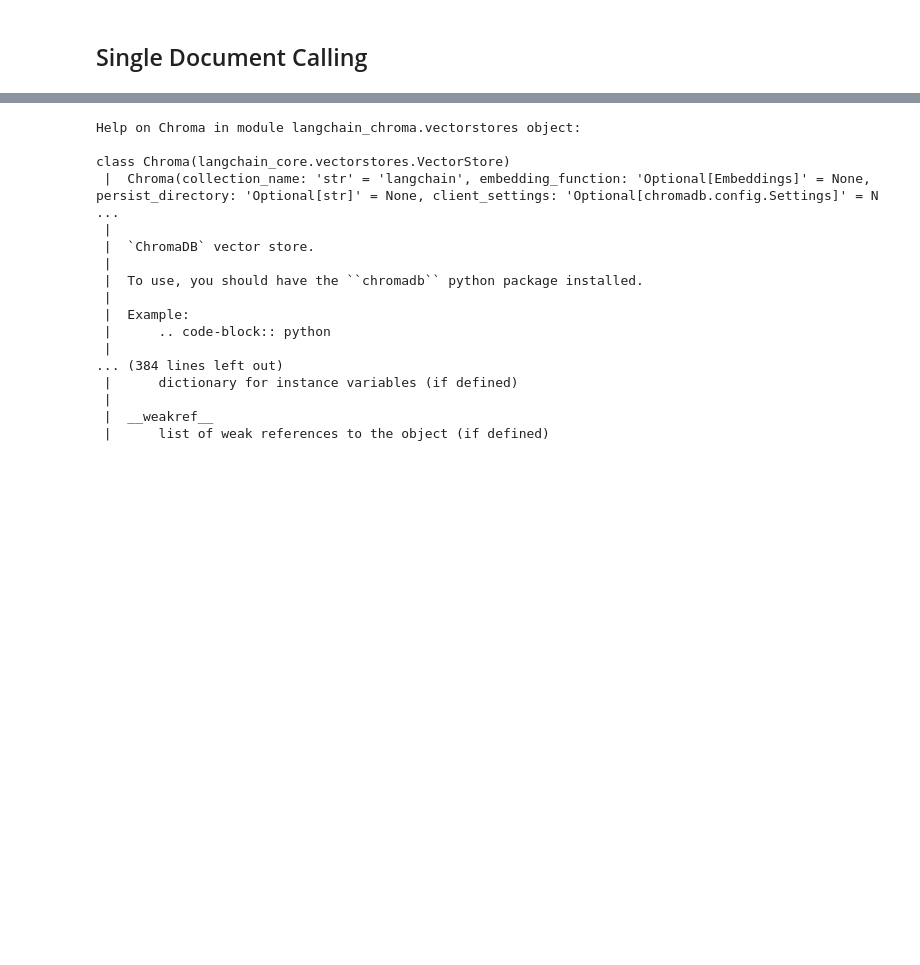
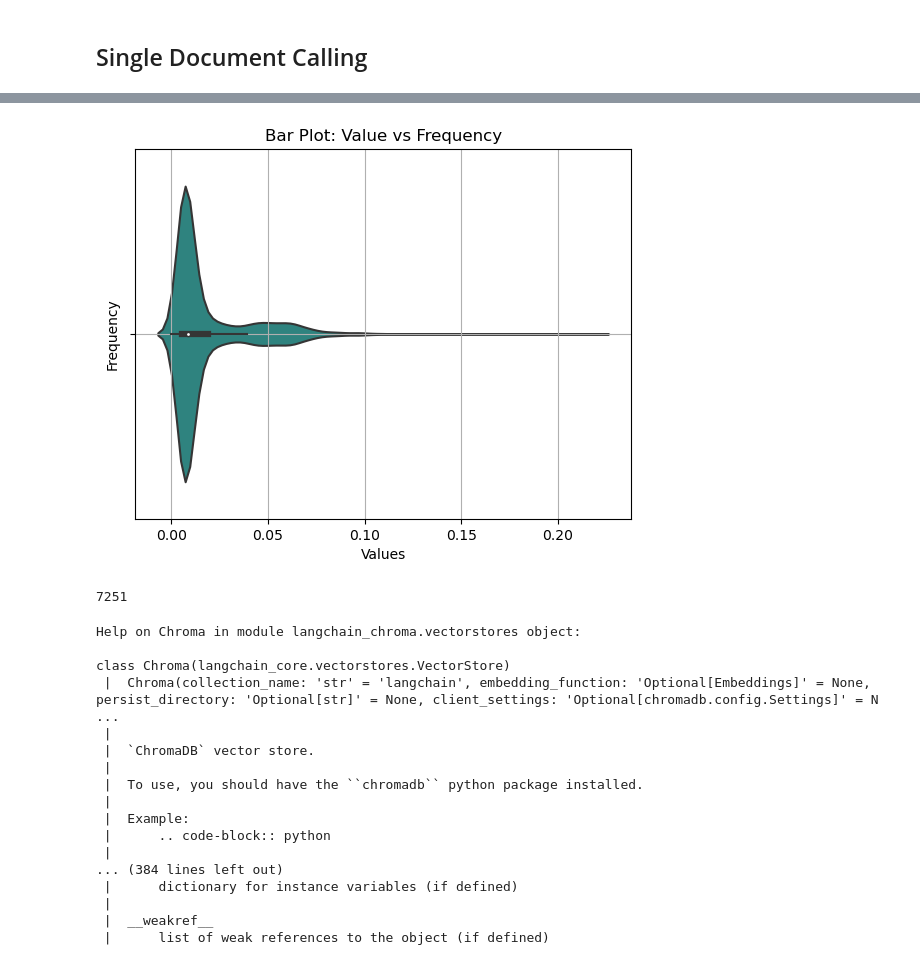
Before and after one commit to Jpickard1/BRAD, a Jupyter notebook: experimental/MAC-code.ipynb, the cells around one changed output, grey strips where cells are left out. Drawn from its saved outputs; the diff is of its cells as text; code cells hidden in the pictures; blank space fills up the shorter version.

```diff
--- a/experimental/MAC-code.ipynb
+++ b/experimental/MAC-code.ipynb
@@ -99,0 +211,16 @@ Wed Jun 19 09:35:09 2024 INFO Collection DB_cosine_cSize_700_cOver_200 is not cr
+# %%
+sns.violinplot(x=relfreq, palette='viridis')
+plt.title('Bar Plot: Value vs Frequency')
+plt.xlabel('Values')
+plt.ylabel('Frequency')
+plt.grid(True)
+plt.show()
+# %% [output]
+[figure, added]
+# %%
+filtered_df = df[df['relfreq'] < 0.03]
+filtered_df
+#len(filtered_df)
+#df.iloc[9047 	]['documents']
+# %% [output]
+7251
```
Also changed, not shown: parts of 7 cells of this notebook, 1 other file.
